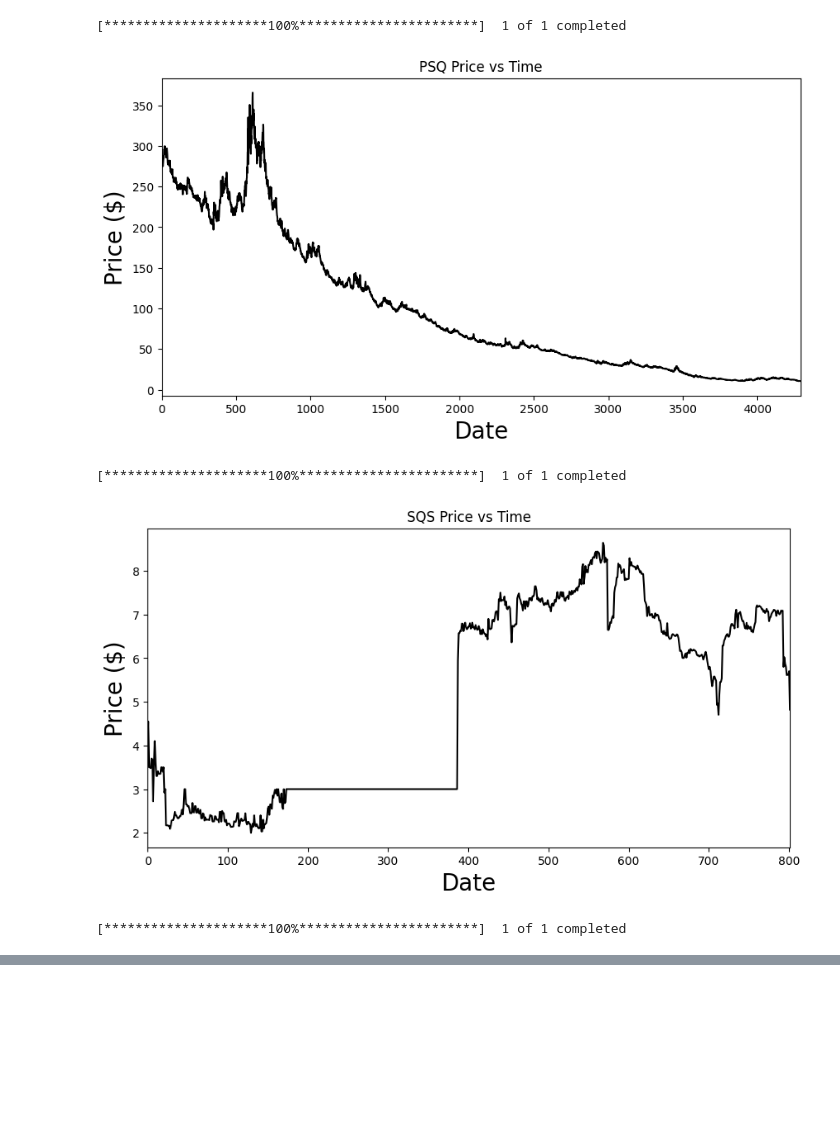
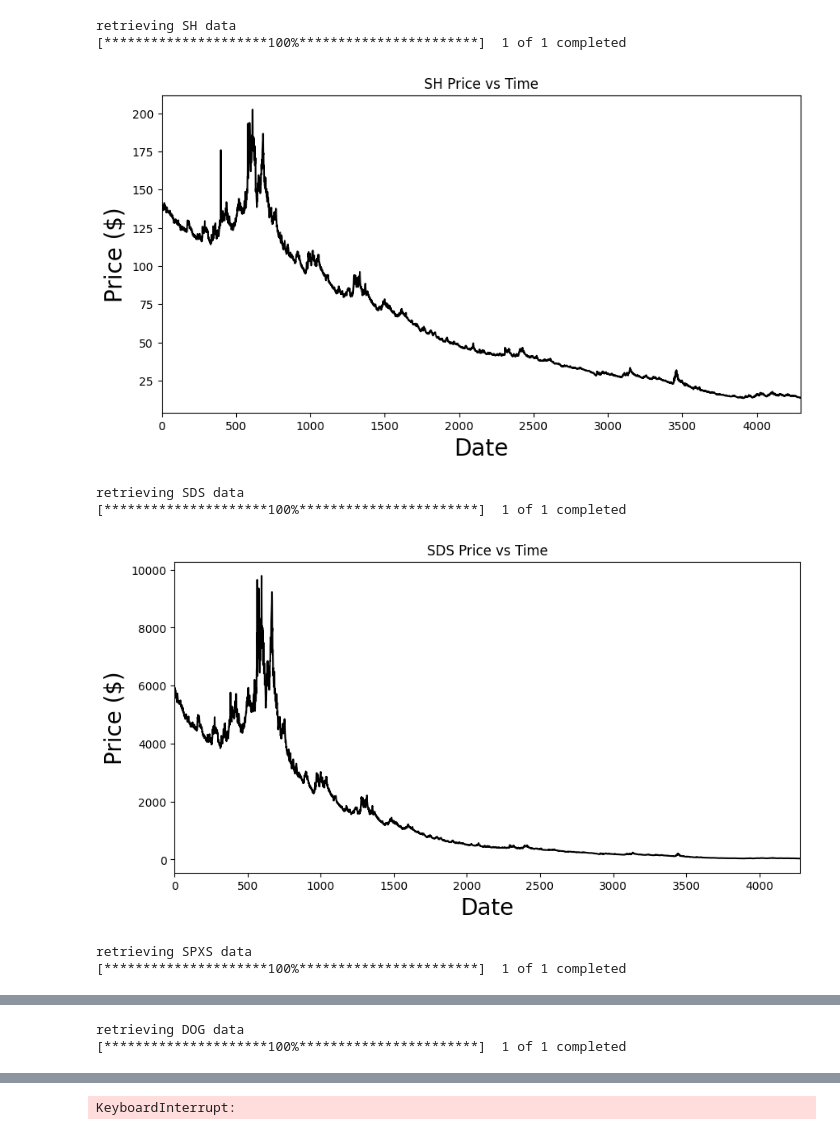
Before and after one commit to scottolivermorgan/financialModeling, a Jupyter notebook: tools.ipynb, the cells around one changed output, grey strips where cells are left out. Drawn from its saved outputs; the diff is of its cells as text; code cells hidden in the pictures; blank space fills up the shorter version.

```diff
--- a/tools.ipynb
+++ b/tools.ipynb
@@ -9,18 +9,23 @@ with open('config.json') as file:
 # %%
 
 # iterate over assets, retrive data and make calculations
 for index in asset_names["indices"]:
     for ticker in asset_names["indices"][index]["Derivatives"]:
+        print(f'retrieving {ticker} data')
         df = h.getData(ticker)
-        h.price_vs_time(df,ticker)
-        drawdown_df = h.largestDrawDown(df)
+        if len(df) > 0:
+            h.price_vs_time(df,ticker)
+            drawdown_df = h.largestDrawDown(df)
 
-        #x= np.arange(0,len(info.index))
-        #h.Insetplotter(x,info['Close'],str(ticker),DD,info['Percentage'],-18,80,0.,0.175,-0.01,-0.1,[20,150],[20,140])
+        #x= np.arange(0,len(df.index))
+        #h.Insetplotter(x,df['Close'],str(ticker),drawdown_df,df['Percentage'],-18,80,0.,0.175,-0.01,-0.1,[20,150],[20,140])
         #h.logPlot(x, info['Log Close'],str(ticker))
 # %% [output]
+retrieving SH data
 [*********************100%***********************]  1 of 1 completed
-[figure, old version]
+[figure, new version]
+retrieving SDS data
 [*********************100%***********************]  1 of 1 completed
-[figure, old version]
+[figure, new version]
+retrieving SPXS data
 [*********************100%***********************]  1 of 1 completed
@@ -27,0 +33,2 @@ for index in asset_names["indices"]:
+retrieving DOG data
+[*********************100%***********************]  1 of 1 completed
@@ -27,0 +36 @@ for index in asset_names["indices"]:
+KeyboardInterrupt:
```
Also changed, not shown: parts of 1 cell of this notebook, 6 other files.
